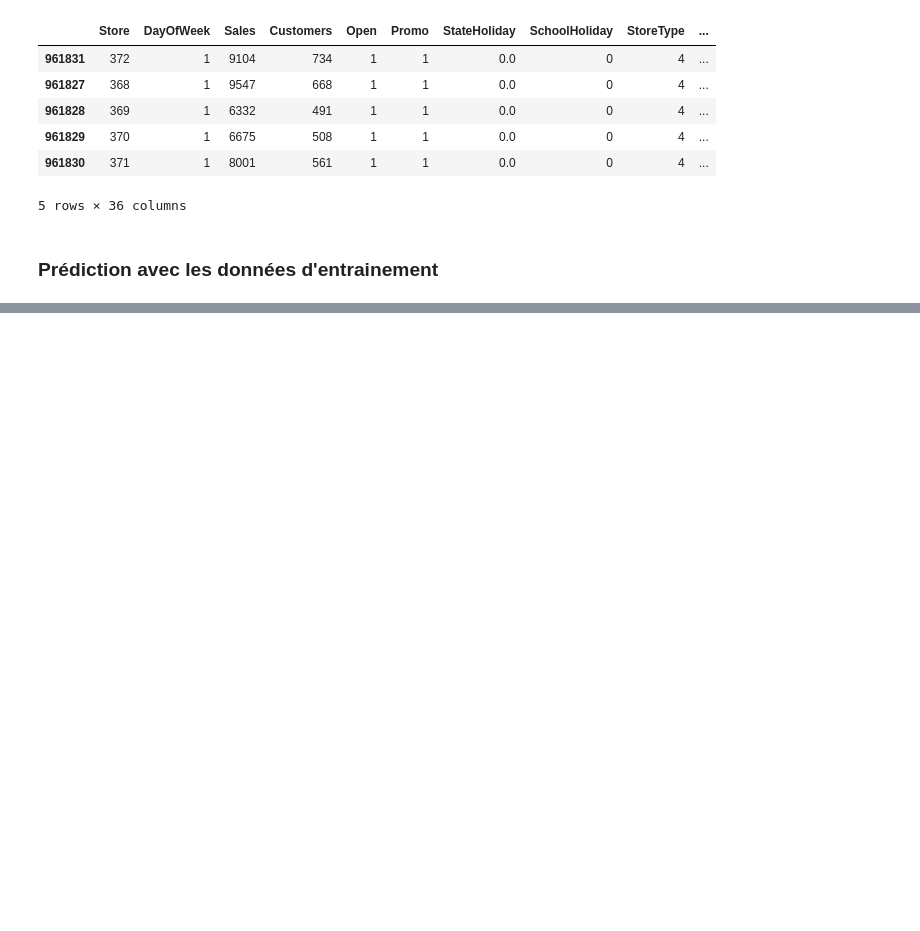
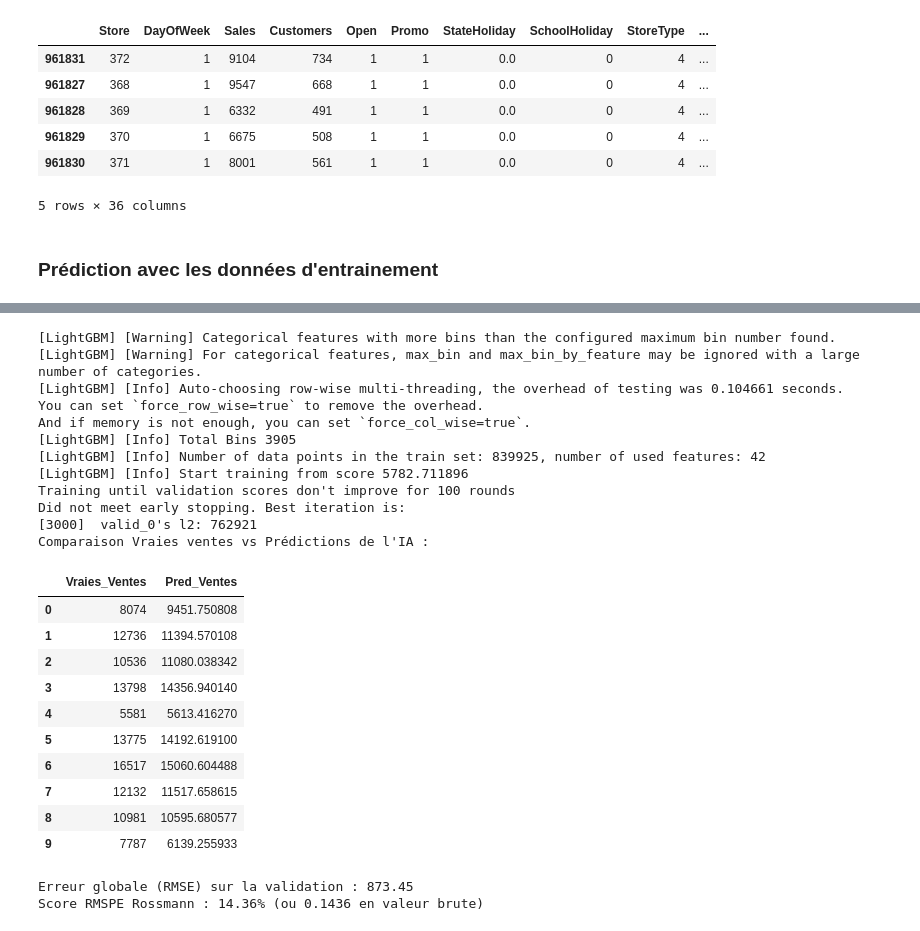
Before and after one commit to ManicamMathavan/projet-IA, a Jupyter notebook: src/ProjetBMT.ipynb, the cells around one changed output, grey strips where cells are left out. Drawn from its saved outputs; the diff is of its cells as text; code cells hidden in the pictures; blank space fills up the shorter version.

```diff
--- a/src/ProjetBMT.ipynb
+++ b/src/ProjetBMT.ipynb
@@ -820,0 +880,30 @@ Score RMSPE Rossmann : 13.05% (ou 0.1305 en valeur brute)
+# %%
+model = load_or_assign("lgbm_regressor_test_5", get_model)
+predictions = model.predict(X_val)
+ia_display.display_prediction_comparaison(predictions, y_val)
+# %% [output]
+[LightGBM] [Warning] Categorical features with more bins than the configured maximum bin number found.
+[LightGBM] [Warning] For categorical features, max_bin and max_bin_by_feature may be ignored with a large number of categories.
+[LightGBM] [Info] Auto-choosing row-wise multi-threading, the overhead of testing was 0.104661 seconds.
+You can set `force_row_wise=true` to remove the overhead.
+And if memory is not enough, you can set `force_col_wise=true`.
+[LightGBM] [Info] Total Bins 3905
+[LightGBM] [Info] Number of data points in the train set: 839925, number of used features: 42
+[LightGBM] [Info] Start training from score 5782.711896
+Training until validation scores don't improve for 100 rounds
+Did not meet early stopping. Best iteration is:
+[3000]  valid_0's l2: 762921
+Comparaison Vraies ventes vs Prédictions de l'IA :
+|  | Vraies_Ventes | Pred_Ventes |
+| 0 | 8074 | 9451.750808 |
+| 1 | 12736 | 11394.570108 |
+| 2 | 10536 | 11080.038342 |
+| 3 | 13798 | 14356.940140 |
+| 4 | 5581 | 5613.416270 |
+| 5 | 13775 | 14192.619100 |
+| 6 | 16517 | 15060.604488 |
+| 7 | 12132 | 11517.658615 |
+| 8 | 10981 | 10595.680577 |
+| 9 | 7787 | 6139.255933 |
+Erreur globale (RMSE) sur la validation : 873.45
+Score RMSPE Rossmann : 14.36% (ou 0.1436 en valeur brute)
```
Also changed, not shown: parts of 14 cells of this notebook, 1 other file.
